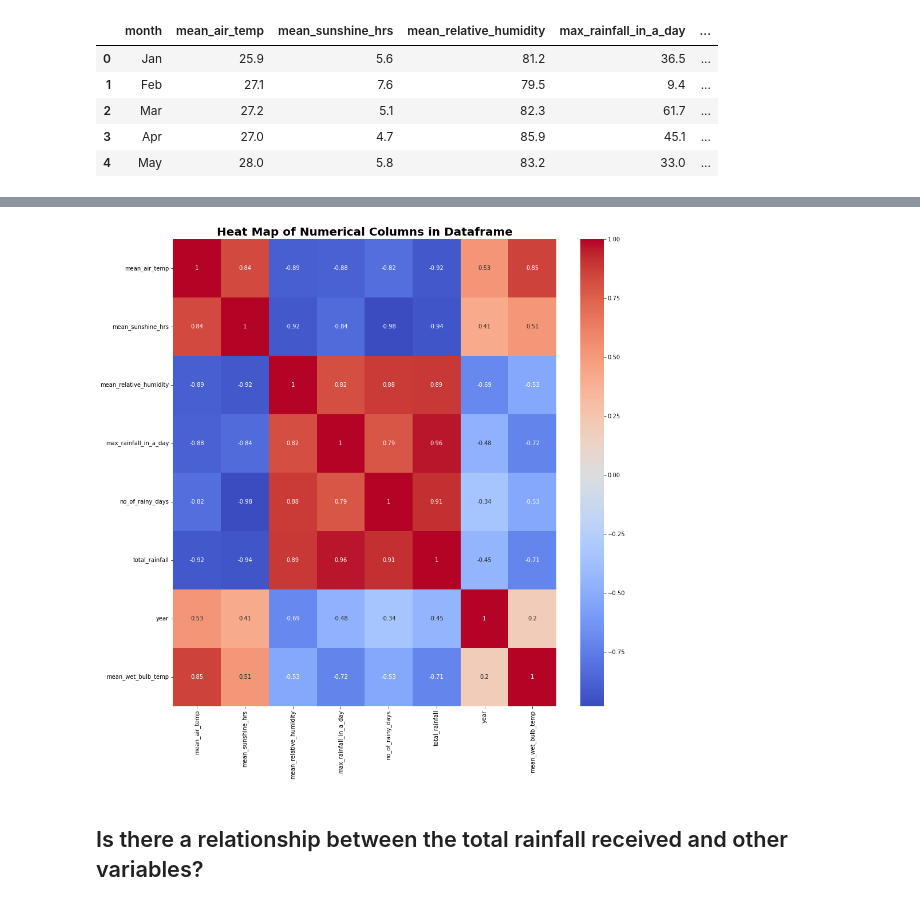
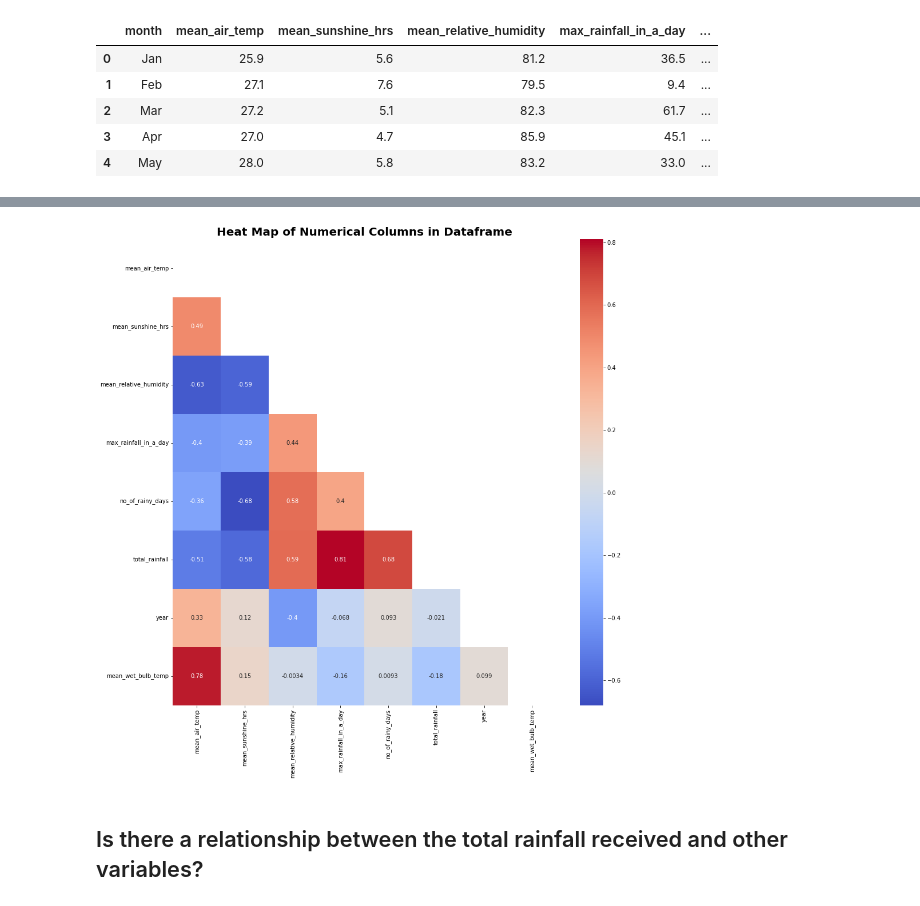
Before and after one commit to Lzwk16/project-submissions, a Jupyter notebook: project-1/code/Project_1.ipynb, the cells around one changed output, grey strips where cells are left out. Saved outputs shown, nothing was run; the diff lists cells and outputs as text; code cells hidden in the pictures.

```diff
--- a/project-1/code/Project_1.ipynb
+++ b/project-1/code/Project_1.ipynb
@@ -806,12 +806,12 @@ climate.corr()
 # %%
 #plot heatmap to show the correlation between variables
 plt.figure(figsize=(15, 15))
-df = climate.corr()
-sns.heatmap(df.corr(), annot=True, cmap='coolwarm');
+matrix = np.triu(climate.corr())
+sns.heatmap(climate.corr(), annot=True, cmap='coolwarm', mask=matrix);
 plt.title('Heat Map of Numerical Columns in Dataframe',size=20, fontweight="bold")
 plt.show()
 # %% [output]
-[figure, old version]
+[figure, new version]
 # %% [markdown]
 ## Is there a relationship between the total rainfall received and other variables?
 # %%
```
Also changed, not shown: parts of 12 cells of this notebook.
